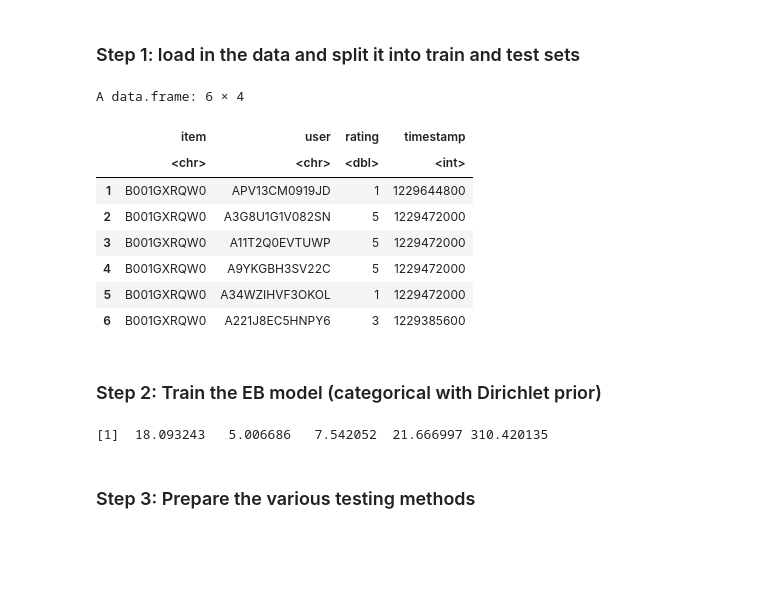
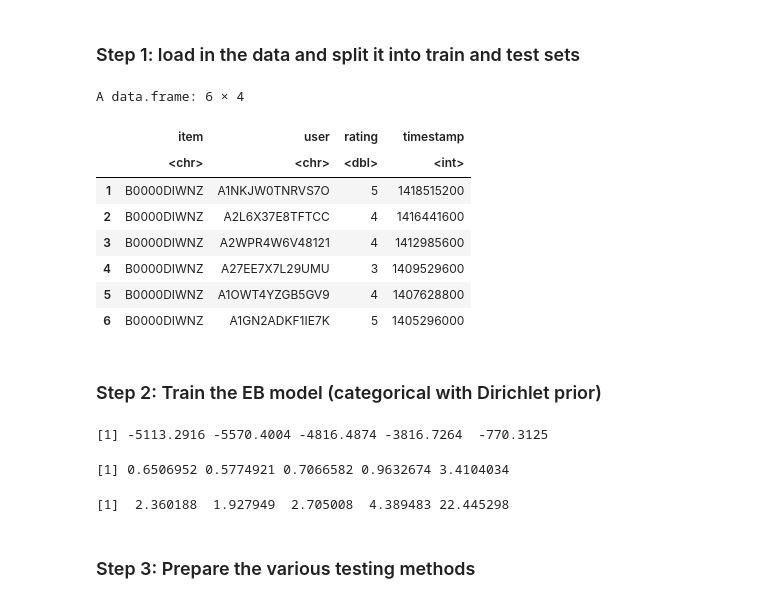
Before and after one commit to LEFTA98/empirical_bayes, a Jupyter notebook: eb_experiments_1.ipynb, the cells around one changed output. Drawn from its saved outputs; the diff is of its cells as text; code cells hidden in the pictures; blank space fills up the shorter version.

```diff
--- a/eb_experiments_1.ipynb
+++ b/eb_experiments_1.ipynb
@@ -9,27 +27,33 @@ library(distr)
 # %% [markdown]
 ### Step 1: load in the data and split it into train and test sets
 # %%
-raw_df = read.csv("data/Gift_Cards.csv", header = FALSE, col.names=c("item", "user", "rating", "timestamp"))
+# raw_df = read.csv("data/Gift_Cards.csv", header = FALSE, col.names=c("item", "user", "rating", "timestamp"))
+# raw_df = read.csv("data/Video_Games.csv", header = FALSE, col.names=c("item", "user", "rating", "timestamp"))
+raw_df = read.csv("data/Prime_Pantry.csv", header = FALSE, col.names=c("item", "user", "rating", "timestamp"))
 head(raw_df)
 
 set.seed(1729)
 
-counts <- count(df, item)
+df <- raw_df %>%
+  select(c("item", "rating"))
+
+counts <- count(df, item) %>%
+  filter(n > 20)
 
 df = merge(counts, df, by="item")
 in.train = sample(unique(df$item), size = 0.6*length(unique(df$item)))
 df.train = filter(df, item %in% in.train)
 df.test = filter(df, !item %in% in.train)
 # %% [output]
 A data.frame: 6 × 4
 |  | item | user | rating | timestamp |
 |  | <chr> | <chr> | <dbl> | <int> |
-| 1 | B001GXRQW0 | APV13CM0919JD | 1 | 1229644800 |
-| 2 | B001GXRQW0 | A3G8U1G1V082SN | 5 | 1229472000 |
-| 3 | B001GXRQW0 | A11T2Q0EVTUWP | 5 | 1229472000 |
-| 4 | B001GXRQW0 | A9YKGBH3SV22C | 5 | 1229472000 |
-| 5 | B001GXRQW0 | A34WZIHVF3OKOL | 1 | 1229472000 |
-| 6 | B001GXRQW0 | A221J8EC5HNPY6 | 3 | 1229385600 |
+| 1 | B0000DIWNZ | A1NKJW0TNRVS7O | 5 | 1418515200 |
+| 2 | B0000DIWNZ | A2L6X37E8TFTCC | 4 | 1416441600 |
+| 3 | B0000DIWNZ | A2WPR4W6V48121 | 4 | 1412985600 |
+| 4 | B0000DIWNZ | A27EE7X7L29UMU | 3 | 1409529600 |
+| 5 | B0000DIWNZ | A1OWT4YZGB5GV9 | 4 | 1407628800 |
+| 6 | B0000DIWNZ | A1GN2ADKF1IE7K | 5 | 1405296000 |
 # %% [markdown]
 ### Step 2: Train the EB model (categorical with Dirichlet prior)
 # %%
@@ -47,6 +71,12 @@ prior_df  <- transmute(prior_df, n1 = n1 / n, n2 = n2 / n, n3 = n3 / n, n4 = n4
 
 log_p <- summarize(prior_df, summarize(prior_df, n1 = sum(log(n1)), n2 = sum(log(n2)), n3 = sum(log(n3)), n4=sum(log(n4)), n5=sum(log(n5))))
 log_p <- as.numeric(log_p[1,])
+
+print(log_p)
+# gift cards log-p: -558.81647 -798.35765 -708.34644 -518.60578  -36.76743
+# video games log-p: -19110.579 -23947.009 -20340.458 -15104.914  -5944.121
+# prime pantry log-p: -5113.2916 -5570.4004 -4816.4874 -3816.7264  -770.3125
+
 N <- nrow(prior_df)
 
 # start from a totally uninformed prior
@@ -57,13 +87,27 @@ alphas = c(1,1,1,1,1)
 fp_step <- function(alphas, log_p, N) {
   return(igamma(rep(digamma(sum(alphas)), 5) + log_p/N))
 }
+# %% [output]
+[1] -5113.2916 -5570.4004 -4816.4874 -3816.7264  -770.3125
 # %%
 # this step must be repeated many times.
+# gift card alphas: 18.41389   4.77803   7.56642  21.55294 309.98082
+# video game alphas: 2.026083 1.318121 1.806632 3.009980 8.200924
+# prime pantry alphas: 2.360188  1.927949  2.705008  4.389483 22.445298
 alphas <- fp_step(alphas, log_p, N)
 b = sum(alphas)
 print(alphas)
 # %% [output]
-[1]  18.093243   5.006686   7.542052  21.666997 310.420135
+[1] 0.6506952 0.5774921 0.7066582 0.9632674 3.4104034
+# %%
+# check if stability achieved
+
+for (i in c(1:100)) {
+    alphas <- fp_step(alphas,log_p,N)
+}
+print(alphas)
+# %% [output]
+[1]  2.360188  1.927949  2.705008  4.389483 22.445298
 # %% [markdown]
 ### Step 3: Prepare the various testing methods
 # %%
```
Also changed, not shown: parts of 3 cells of this notebook, 1 other file.
